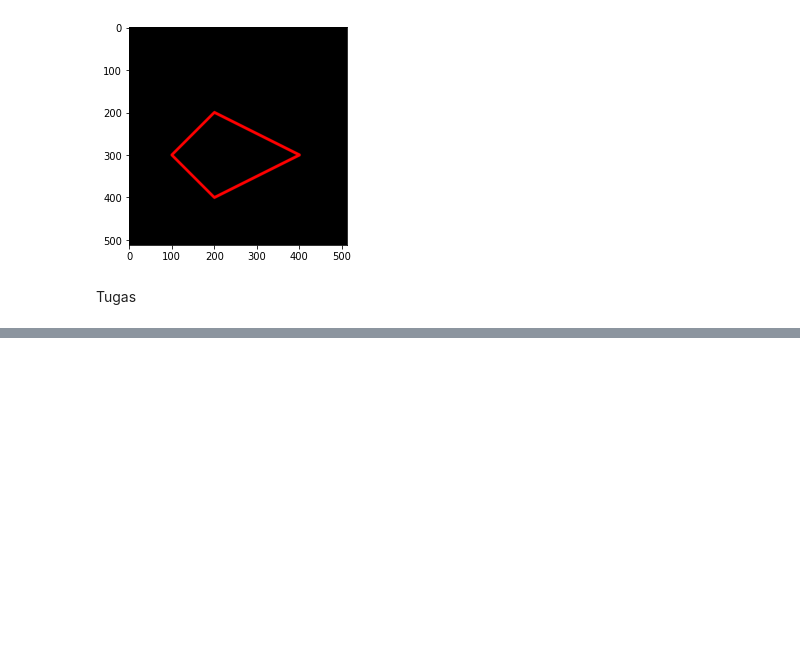
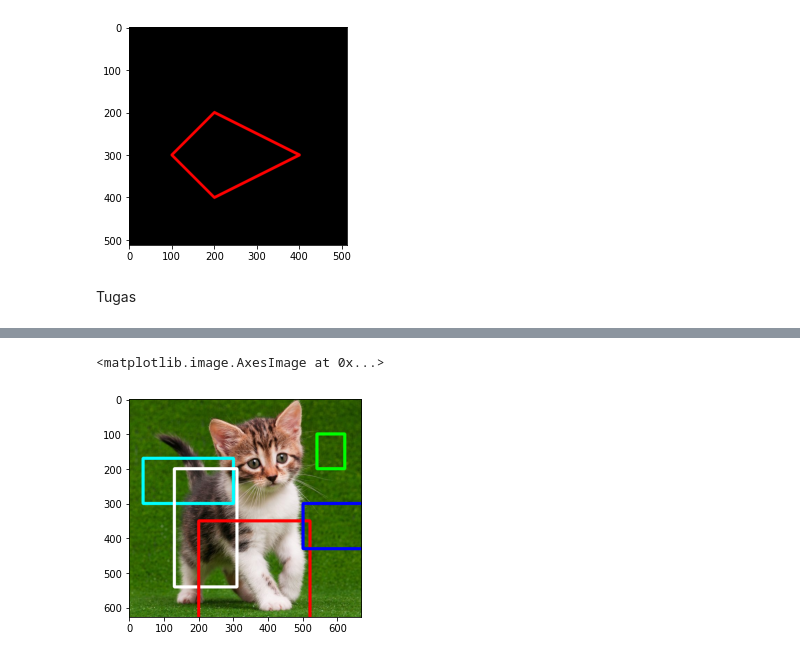
Before and after one commit to andini-andini/02_ppraktikim_web_satu, a Jupyter notebook: Praktikum2.ipynb, the cells around one changed output, grey strips where cells are left out. Cells and saved outputs as stored; diff of their text form; code cells hidden in the pictures; blank space fills up the shorter version.

```diff
--- a/Praktikum2.ipynb
+++ b/Praktikum2.ipynb
@@ -116,0 +145,11 @@ Tugas
+# %%
+img_kucing = cv.cvtColor(img,cv.COLOR_BGR2RGB)
+cv.rectangle(img_kucing, pt1=(300,300), pt2=(40,170), color=(0,255,255), thickness=8)
+cv.rectangle(img_kucing, pt1=(620,100), pt2=(540,200), color=(0,255,0),thickness=8)
+cv.rectangle(img_kucing, pt1=(310,200), pt2=(130,540), color=(255,255,255),thickness=8)
+cv.rectangle(img_kucing, pt1=(520,350), pt2=(200,870), color=(255,0,0),thickness=8)
+cv.rectangle(img_kucing, pt1=(500,300), pt2=(700,430), color=(0,0,255),thickness=8)
+plt.imshow(img_kucing)
+# %% [output]
+<matplotlib.image.AxesImage at 0x...>
+[figure, added]
```
Also changed, not shown: parts of 11 cells of this notebook.
